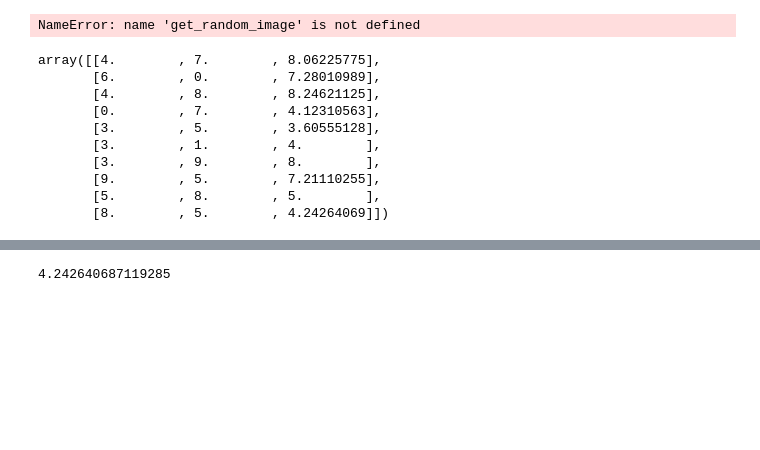
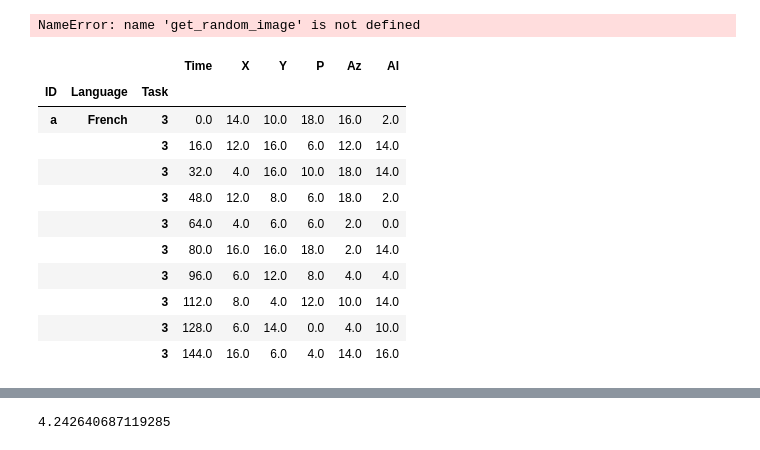
Before and after one commit to techguyseli/pd-classification, a Jupyter notebook: french_loops_pipeline.ipynb, the cells around one changed output, grey strips where cells are left out. Cells and saved outputs as stored; diff of their text form; code cells hidden in the pictures; blank space fills up the shorter version.

```diff
--- a/french_loops_pipeline.ipynb
+++ b/french_loops_pipeline.ipynb
@@ -312,23 +309,35 @@ NameError: name 'get_random_image' is not defined
 # %%
 import numpy as np
 
-X = np.zeros((10, 6))
+X1 = np.zeros((10, 6))
+X1[:, 0] = np.arange(0, 8*10, 8)
+X1[:, 1:] = np.random.randint(10, size=(10, 5))
 
-X[:, 0] = np.arange(0, 8*10, 8)
+X2 = np.zeros((12, 6))
+X2[:, 0] = np.arange(0, 8*12, 8)
+X2[:, 1:] = np.random.randint(10, size=(12, 5))
 
-X[:, 1:] = np.random.randint(10, size=(10, 5))
+X = np.vstack((X1, X2))
 # %%
-from datamanipulation.extractors.distance import DistanceExtractor
+import pandas as pd
 
-DistanceExtractor((1, 2)).transform(X)[:, [1, 2, -1]]
+df = pd.DataFrame(X, columns=['Time', 'X', 'Y', 'P', 'Az', 'Al'])
+df['ID'] = df.apply(lambda x: 'a' if int(x.name) < 10 else 'b', axis=1)
+df['Language'] = 'French'
+df['Task'] = 3
+df.set_index(['ID', 'Language', 'Task'], inplace=True)
+df.loc['a', 'French', 3] = X1 * 2
+df.loc['a', 'French', 3]
 # %% [output]
-array([[4.        , 7.        , 8.06225775],
-       [6.        , 0.        , 7.28010989],
-       [4.        , 8.        , 8.24621125],
-       [0.        , 7.        , 4.12310563],
-       [3.        , 5.        , 3.60555128],
-       [3.        , 1.        , 4.        ],
-       [3.        , 9.        , 8.        ],
-       [9.        , 5.        , 7.21110255],
-       [5.        , 8.        , 5.        ],
-       [8.        , 5.        , 4.24264069]])
+|  |  |  | Time | X | Y | P | Az | Al |
+| ID | Language | Task |  |  |  |  |  |  |
+| a | French | 3 | 0.0 | 14.0 | 10.0 | 18.0 | 16.0 | 2.0 |
+|  |  | 3 | 16.0 | 12.0 | 16.0 | 6.0 | 12.0 | 14.0 |
+|  |  | 3 | 32.0 | 4.0 | 16.0 | 10.0 | 18.0 | 14.0 |
+|  |  | 3 | 48.0 | 12.0 | 8.0 | 6.0 | 18.0 | 2.0 |
+|  |  | 3 | 64.0 | 4.0 | 6.0 | 6.0 | 2.0 | 0.0 |
+|  |  | 3 | 80.0 | 16.0 | 16.0 | 18.0 | 2.0 | 14.0 |
+|  |  | 3 | 96.0 | 6.0 | 12.0 | 8.0 | 4.0 | 4.0 |
+|  |  | 3 | 112.0 | 8.0 | 4.0 | 12.0 | 10.0 | 14.0 |
+|  |  | 3 | 128.0 | 6.0 | 14.0 | 0.0 | 4.0 | 10.0 |
+|  |  | 3 | 144.0 | 16.0 | 6.0 | 4.0 | 14.0 | 16.0 |
```
Also changed, not shown: parts of 7 cells of this notebook, 2 other files.
